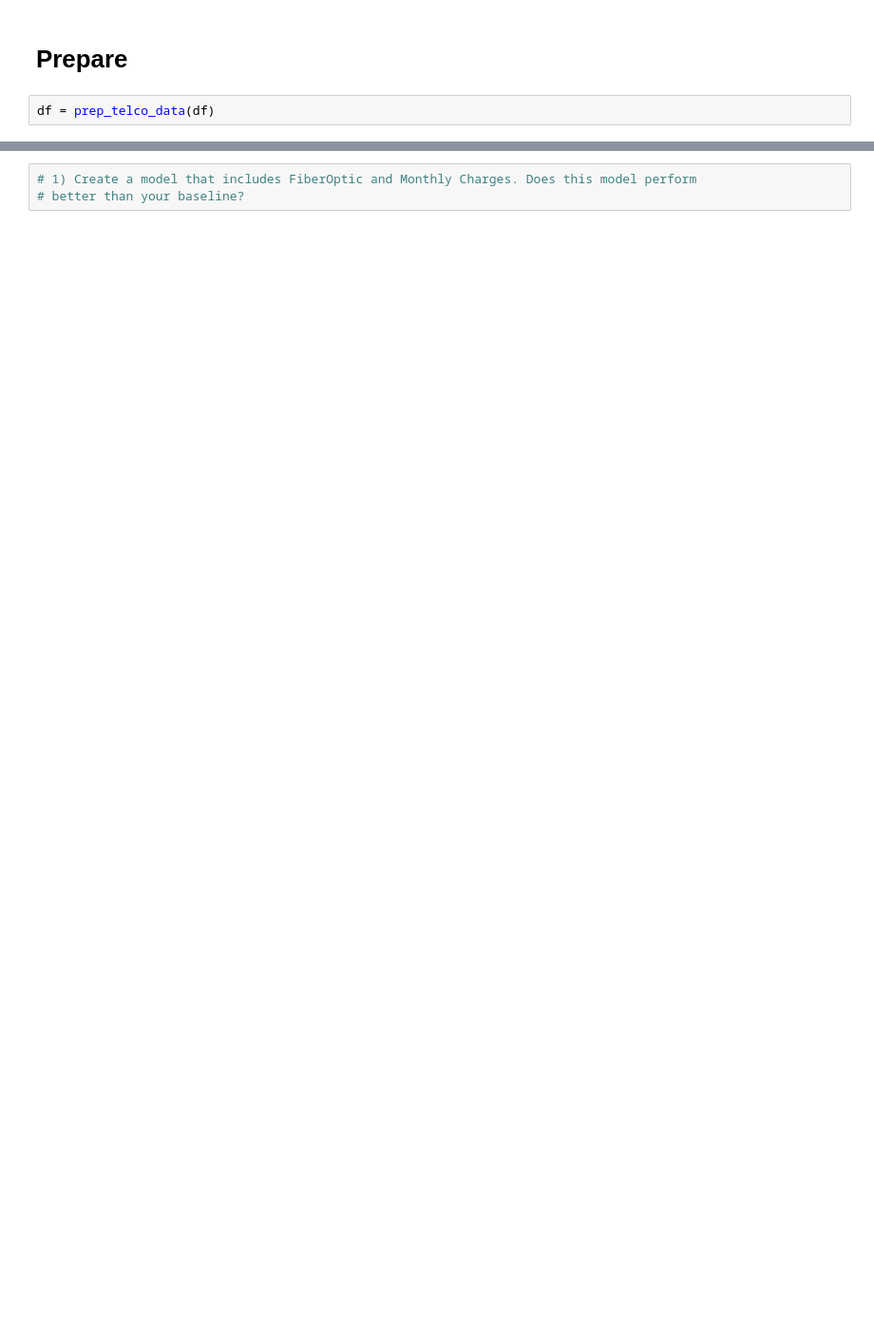
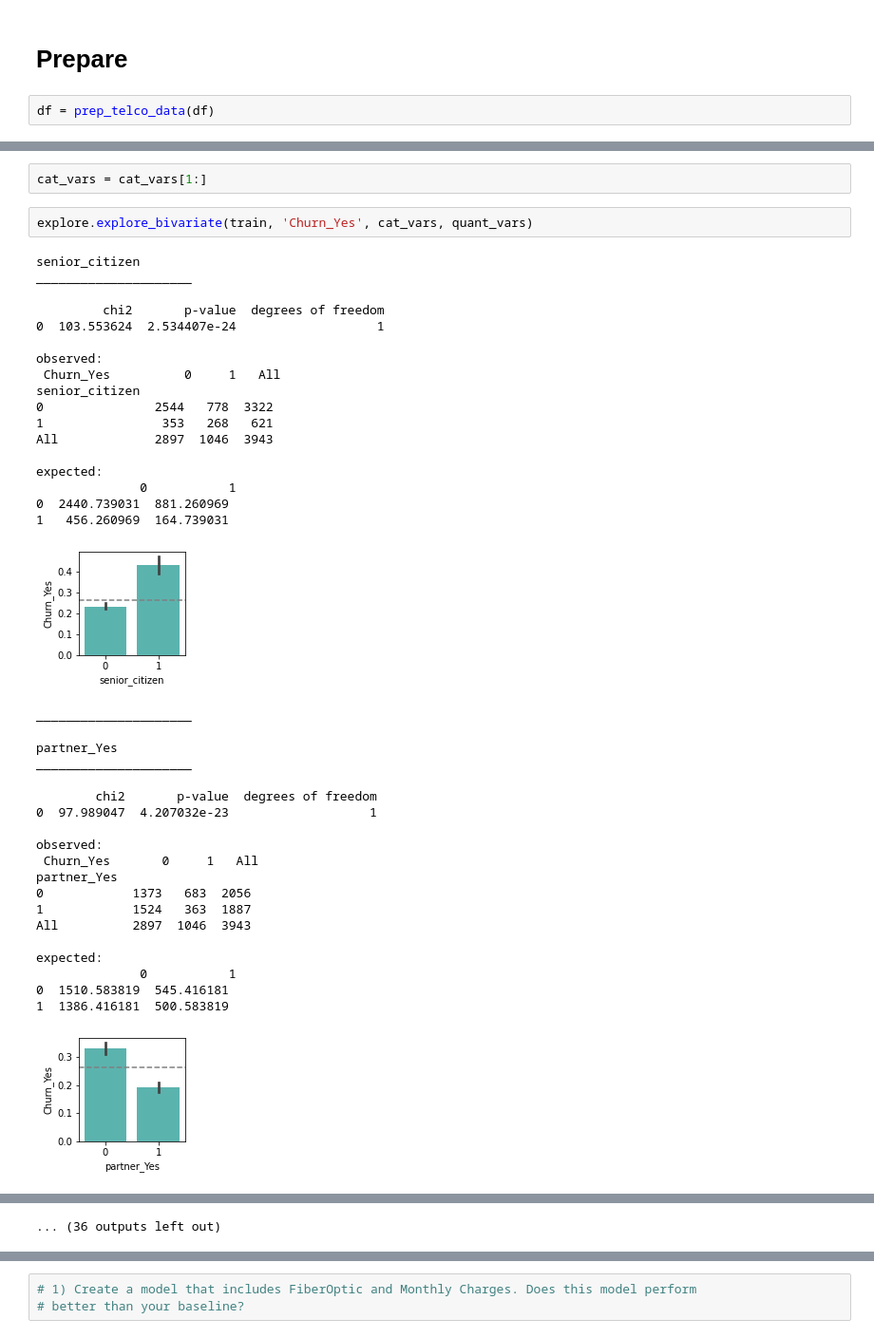
Before and after one commit to ljackson707/classification_project, a Jupyter notebook: test_functions .ipynb, the cells around one changed output, grey strips where cells are left out. Shown at 95% size. Drawn from its saved outputs; the diff is of its cells as text; blank space fills up the shorter version.

```diff
--- a/test_functions .ipynb
+++ b/test_functions .ipynb
@@ -134,0 +204,43 @@ round(baseline_accuracy, 3)
+# %%
+cat_vars = cat_vars[1:]
+# %%
+explore.explore_bivariate(train, 'Churn_Yes', cat_vars, quant_vars)
+# %% [output]
+senior_citizen
+_____________________
+
+         chi2       p-value  degrees of freedom
+0  103.553624  2.534407e-24                   1
+
+observed:
+ Churn_Yes          0     1   All
+senior_citizen
+0               2544   778  3322
+1                353   268   621
+All             2897  1046  3943
+
+expected:
+              0           1
+0  2440.739031  881.260969
+1   456.260969  164.739031
+[figure, added]
+_____________________
+
+partner_Yes
+_____________________
+
+        chi2       p-value  degrees of freedom
+0  97.989047  4.207032e-23                   1
+
+observed:
+ Churn_Yes       0     1   All
+partner_Yes
+0            1373   683  2056
+1            1524   363  1887
+All          2897  1046  3943
+
+expected:
+              0           1
+0  1510.583819  545.416181
+1  1386.416181  500.583819
+[figure, added]
@@ -134,0 +327 @@ round(baseline_accuracy, 3)
+... (36 outputs left out)
```
Also changed, not shown: parts of 24 cells of this notebook.
